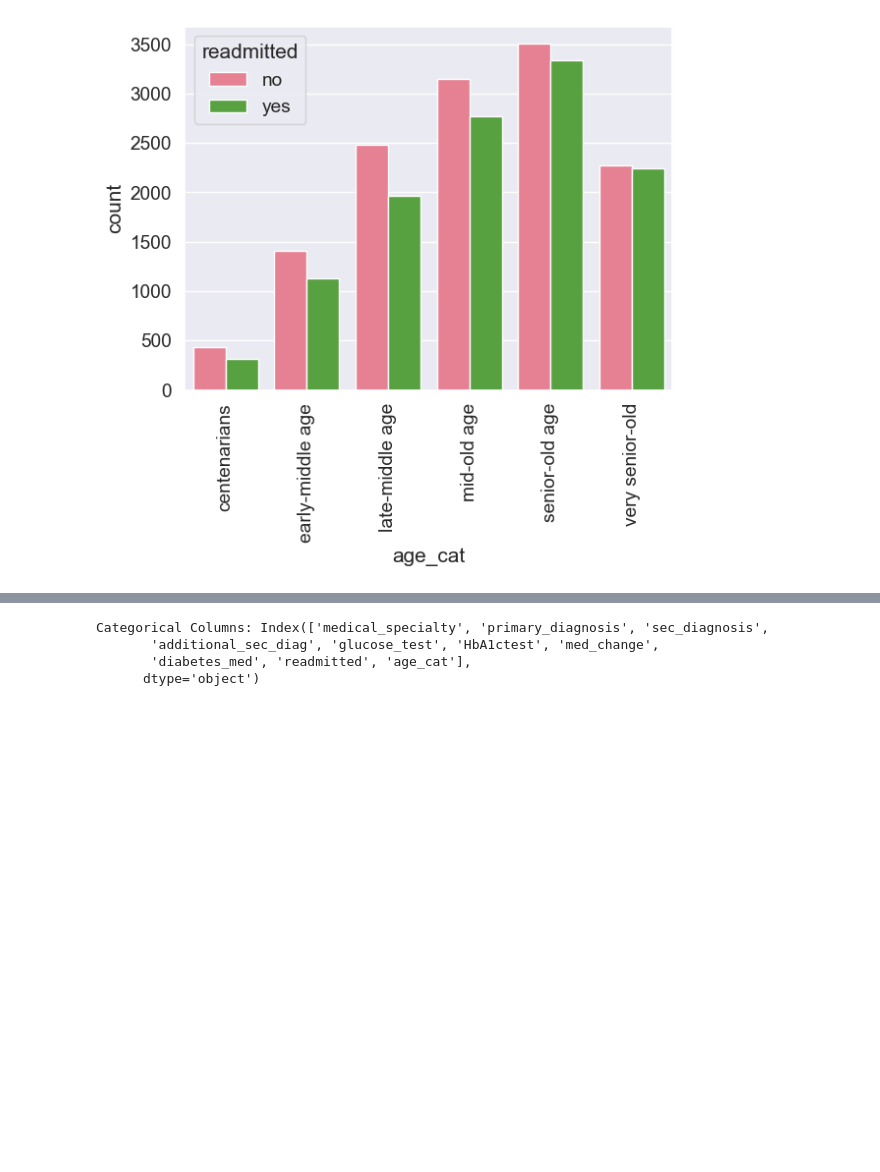
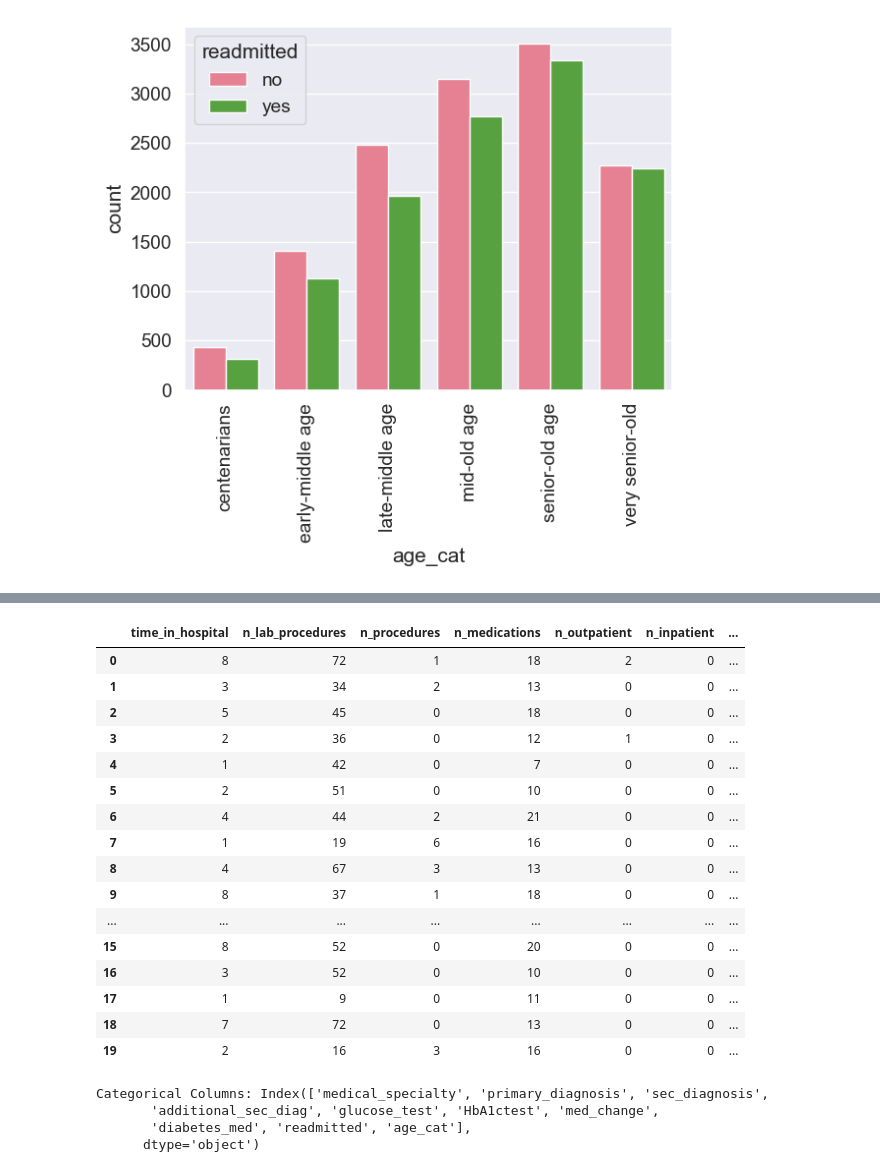
Before and after one commit to krithikadh/CTS_Hackathon, a Jupyter notebook: Hospital readmissions.ipynb, the cells around one changed output, grey strips where cells are left out. Saved outputs shown, nothing was run; the diff lists cells and outputs as text; code cells hidden in the pictures; blank space fills up the shorter version.

```diff
--- a/Hospital readmissions.ipynb
+++ b/Hospital readmissions.ipynb
@@ -478,13 +478,19 @@ count_plot()
 [figure]
 [figure]
 [figure]
-# %%
-from sklearn.preprocessing import LabelEncoder
-
-
-encoders = {}
-
-for col in hsp_df.select_dtypes(include=['object']).columns:
-    le = LabelEncoder()
-    hsp_df[col] = le.fit_transform(hsp_df[col].astype(str))
-    encoders[col] = le  # save encoder for this column
+# %%
+categories = hsp_df["medical_specialty"].unique().tolist()
+categories = [c for c in categories if c != "Missing"]
+
+# Count how many 'Missing' values
+missing_count = (hsp_df["medical_specialty"] == "Missing").sum()
+print("Number of Missing values:", missing_count)
+
+# Generate replacements randomly from other categories
+replacements = np.random.choice(categories, size=missing_count, replace=True)
+
+# Assign replacements back to the dataframe
+hsp_df.loc[hsp_df["medical_specialty"] == "Missing", "medical_specialty"] = replacements
+
+# Check distribution after replacement
+print(hsp_df["medical_specialty"].value_counts())
@@ -491,3 +508,23 @@ for col in hsp_df.select_dtypes(include=['object']).columns:
+# %%
+hsp_df.head(20)
+# %% [output]
+|  | time_in_hospital | n_lab_procedures | n_procedures | n_medications | n_outpatient | n_inpatient | ... |
+| 0 | 8 | 72 | 1 | 18 | 2 | 0 | ... |
+| 1 | 3 | 34 | 2 | 13 | 0 | 0 | ... |
+| 2 | 5 | 45 | 0 | 18 | 0 | 0 | ... |
+| 3 | 2 | 36 | 0 | 12 | 1 | 0 | ... |
+| 4 | 1 | 42 | 0 | 7 | 0 | 0 | ... |
+| 5 | 2 | 51 | 0 | 10 | 0 | 0 | ... |
+| 6 | 4 | 44 | 2 | 21 | 0 | 0 | ... |
+| 7 | 1 | 19 | 6 | 16 | 0 | 0 | ... |
+| 8 | 4 | 67 | 3 | 13 | 0 | 0 | ... |
+| 9 | 8 | 37 | 1 | 18 | 0 | 0 | ... |
+| ... | ... | ... | ... | ... | ... | ... | ... |
+| 15 | 8 | 52 | 0 | 20 | 0 | 0 | ... |
+| 16 | 3 | 52 | 0 | 10 | 0 | 0 | ... |
+| 17 | 1 | 9 | 0 | 11 | 0 | 0 | ... |
+| 18 | 7 | 72 | 0 | 13 | 0 | 0 | ... |
+| 19 | 2 | 16 | 3 | 16 | 0 | 0 | ... |
 # %%
 hsp_df['med_change'] = hsp_df['med_change'].map({'yes': 1, 'no': 0})
 # %%
```
Also changed, not shown: parts of 3 cells of this notebook.
